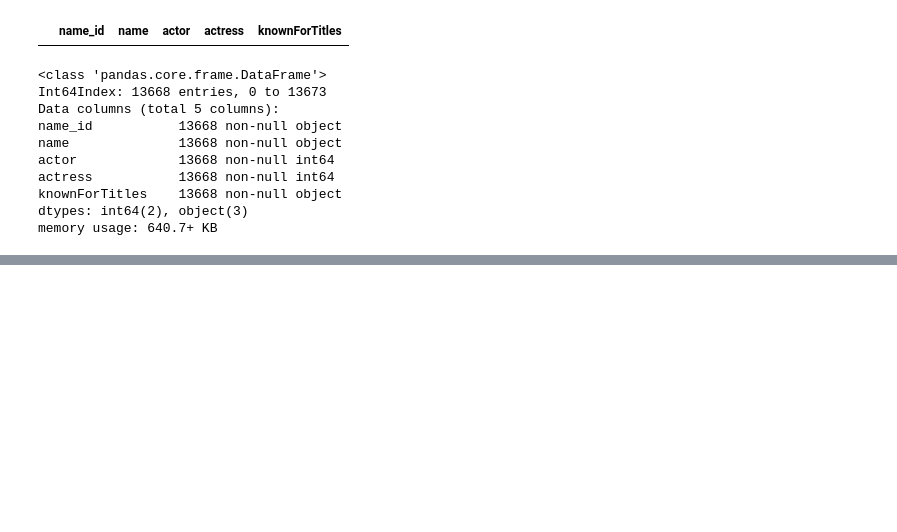
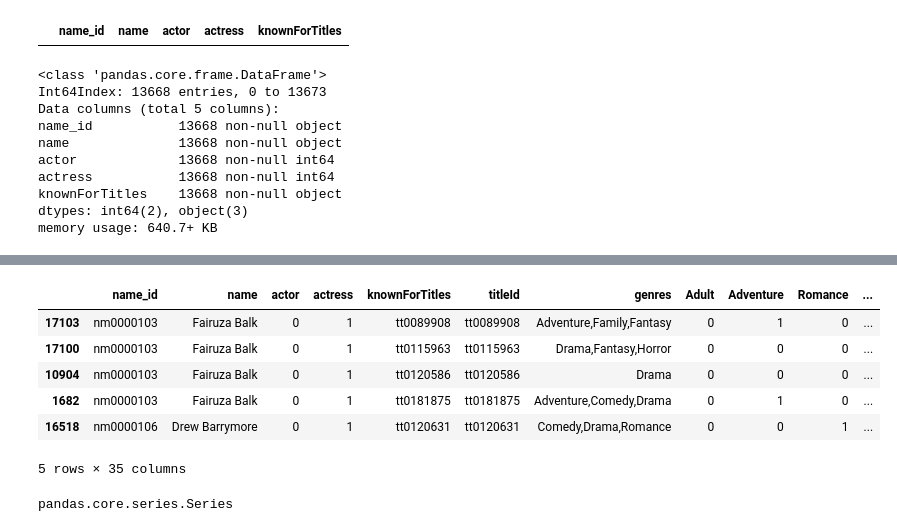
Before and after one commit to LuWang-zishuijing/ResumeClassifier, a Jupyter notebook: EDA/actors_manually_label.ipynb, the cells around one changed output, grey strips where cells are left out. Drawn from its saved outputs; the diff is of its cells as text; code cells hidden in the pictures; blank space fills up the shorter version.

```diff
--- a/EDA/actors_manually_label.ipynb
+++ b/EDA/actors_manually_label.ipynb
@@ -416,3 +416,20 @@ actress           13668 non-null int64
 knownForTitles    13668 non-null object
 dtypes: int64(2), object(3)
 memory usage: 640.7+ KB
+# %%
+import numpy as np
+from itertools import chain
+
+# return list from series of comma-separated strings
+def chainer(s):
+    return list(chain.from_iterable(s.str.split(',')))
+
+# calculate lengths of splits
+lens = crews_ActorOrActress_pd['knownForTitles'].str.split(',').map(len)
+
+# create new dataframe, repeating or chaining as appropriate
+crews_ActorOrActress = pd.DataFrame({'name_id': np.repeat(crews_ActorOrActress_pd['name_id'], lens),
+                    'name': np.repeat(crews_ActorOrActress_pd['name'], lens),
+                    'actor': np.repeat(crews_ActorOrActress_pd['actor'], lens),
+                    'actress': np.repeat(crews_ActorOrActress_pd['actress'], lens),
+                    'knownForTitles': chainer(crews_ActorOrActress_pd['knownForTitles'])})
@@ -418,0 +472,14 @@ memory usage: 640.7+ KB
+# %%
+ActorOrActress_TitlesGenres.head()
+# %% [output]
+|  | name_id | name | actor | actress | knownForTitles | titleId | genres | Adult | Adventure | Romance | ... |
+| 17103 | nm0000103 | Fairuza Balk | 0 | 1 | tt0089908 | tt0089908 | Adventure,Family,Fantasy | 0 | 1 | 0 | ... |
+| 17100 | nm0000103 | Fairuza Balk | 0 | 1 | tt0115963 | tt0115963 | Drama,Fantasy,Horror | 0 | 0 | 0 | ... |
+| 10904 | nm0000103 | Fairuza Balk | 0 | 1 | tt0120586 | tt0120586 | Drama | 0 | 0 | 0 | ... |
+| 1682 | nm0000103 | Fairuza Balk | 0 | 1 | tt0181875 | tt0181875 | Adventure,Comedy,Drama | 0 | 1 | 0 | ... |
+| 16518 | nm0000106 | Drew Barrymore | 0 | 1 | tt0120631 | tt0120631 | Comedy,Drama,Romance | 0 | 0 | 1 | ... |
+5 rows × 35 columns
+# %%
+type(ActorOrActress_TitlesGenres[''].sum())
+# %% [output]
+pandas.core.series.Series
```
Also changed, not shown: parts of 17 cells of this notebook.
